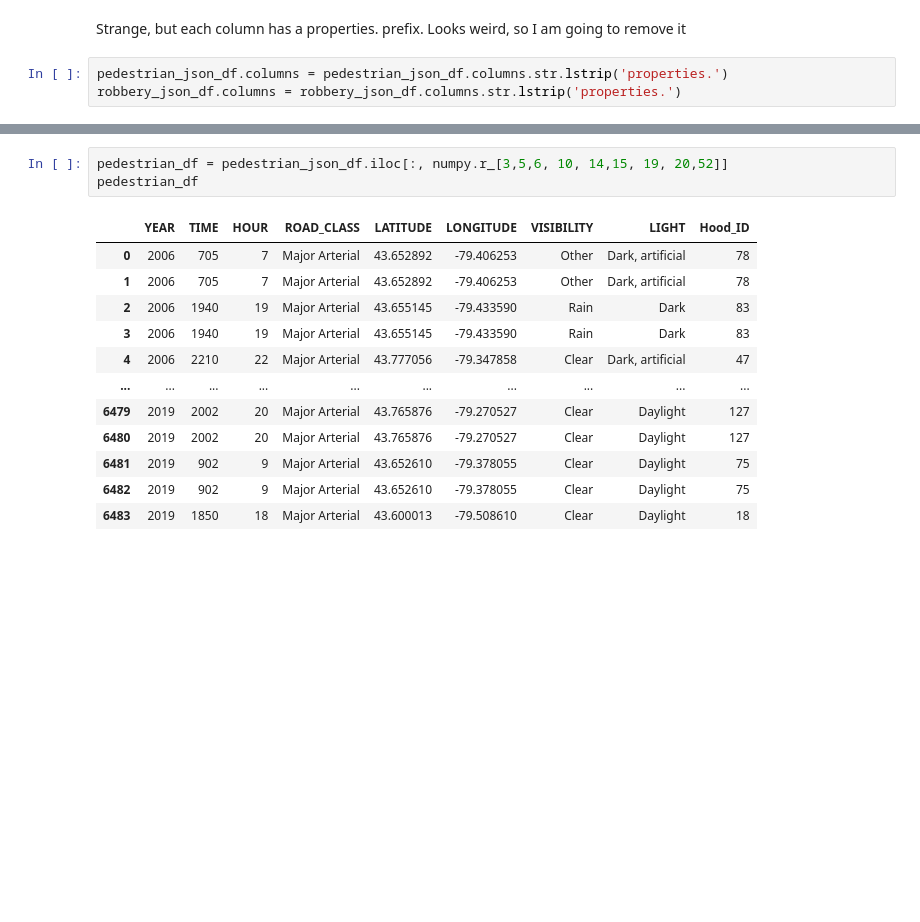
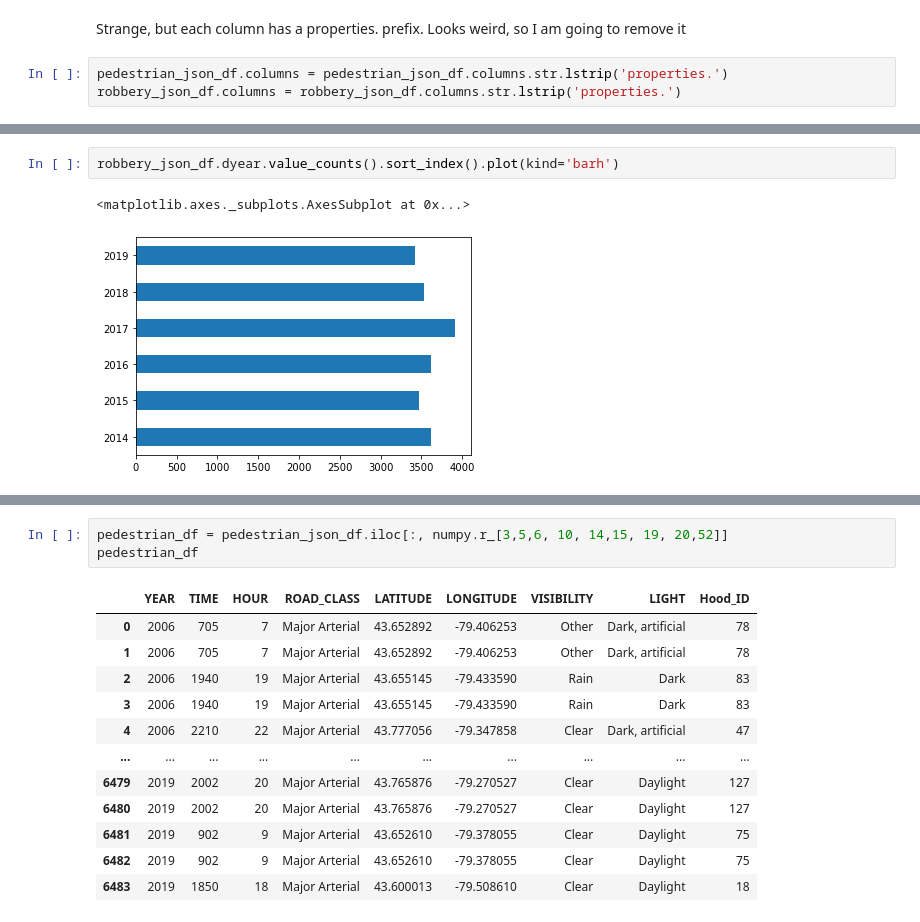
Before and after one commit to jodyndaniel/CityTrek, a Jupyter notebook: notebooks/archive/data-preparation.ipynb, the cells around one changed output, grey strips where cells are left out. Cells and saved outputs as stored; diff of their text form; blank space fills up the shorter version.

```diff
--- a/notebooks/archive/data-preparation.ipynb
+++ b/notebooks/archive/data-preparation.ipynb
@@ -77,0 +83,5 @@ Focusing on features that I believe are predictive.
+# %%
+robbery_json_df.dyear.value_counts().sort_index().plot(kind='barh')
+# %% [output]
+<matplotlib.axes._subplots.AxesSubplot at 0x...>
+[figure, added]
```
Also changed, not shown: parts of 39 cells of this notebook, 12 other files.
